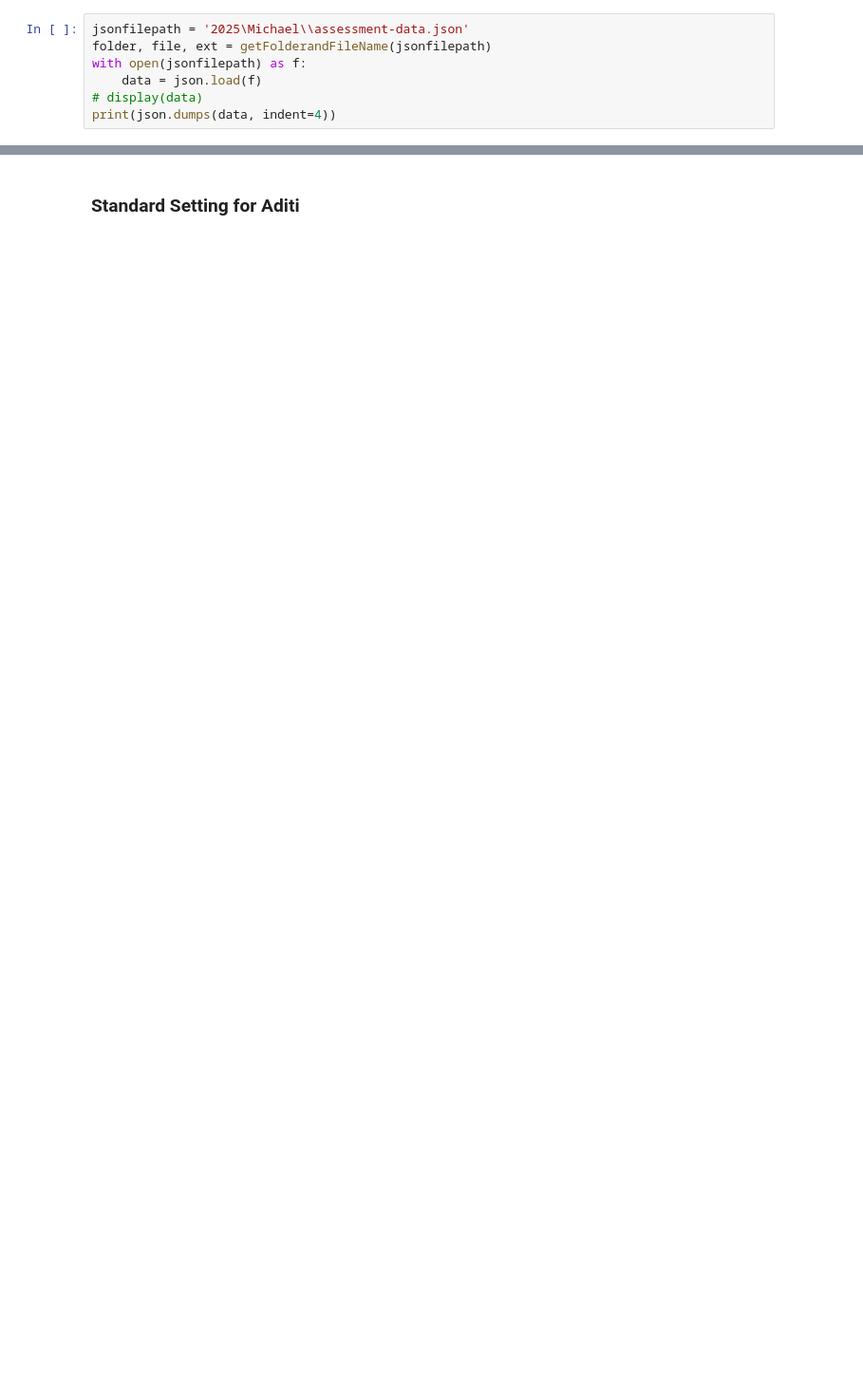
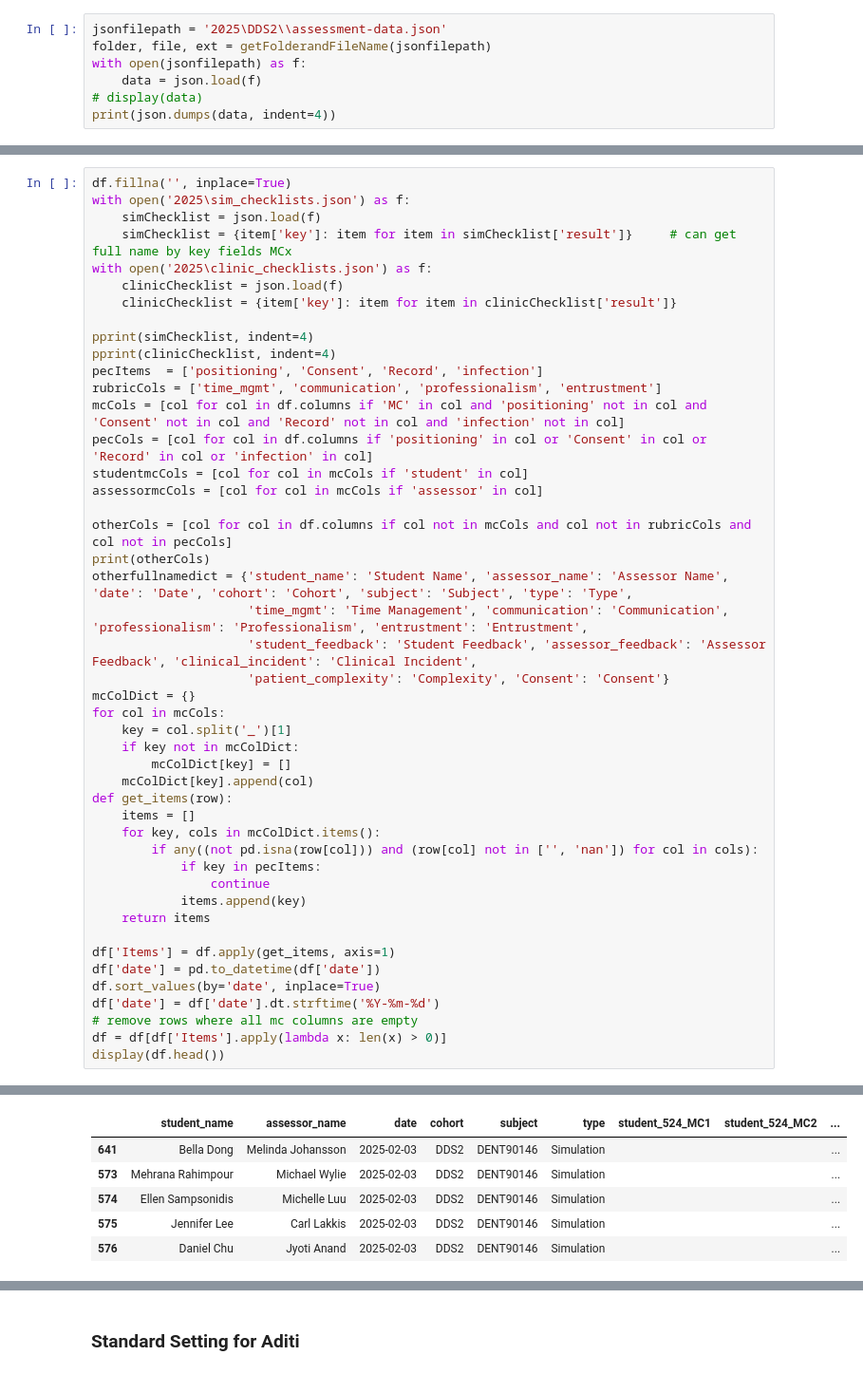
Before and after one commit to bulkpanda/MDS-Work, a Jupyter notebook: 2025notebook2.ipynb, the cells around one changed output, grey strips where cells are left out. Shown at 95% size. Drawn from its saved outputs; the diff is of its cells as text; blank space fills up the shorter version.

```diff
--- a/2025notebook2.ipynb
+++ b/2025notebook2.ipynb
@@ -40,5 +43,5 @@ print(sns.__version__)
 # %%
-jsonfilepath = '2025\Michael\\assessment-data.json'
+jsonfilepath = '2025\DDS2\\assessment-data.json'
 folder, file, ext = getFolderandFileName(jsonfilepath)
 with open(jsonfilepath) as f:
     data = json.load(f)
@@ -77,0 +178,47 @@ print(json.dumps(data_dict[key0], indent=4))
+# %%
+df.fillna('', inplace=True)
+with open('2025\sim_checklists.json') as f:
+    simChecklist = json.load(f)
+    simChecklist = {item['key']: item for item in simChecklist['result']}     # can get full name by key fields MCx
+with open('2025\clinic_checklists.json') as f:
+    clinicChecklist = json.load(f)
+    clinicChecklist = {item['key']: item for item in clinicChecklist['result']}
+
+pprint(simChecklist, indent=4)
+pprint(clinicChecklist, indent=4)
+pecItems  = ['positioning', 'Consent', 'Record', 'infection']
+rubricCols = ['time_mgmt', 'communication', 'professionalism', 'entrustment']
+mcCols = [col for col in df.columns if 'MC' in col and 'positioning' not in col and 'Consent' not in col and 'Record' not in col and 'infection' not in col]
+pecCols = [col for col in df.columns if 'positioning' in col or 'Consent' in col or 'Record' in col or 'infection' in col]
+studentmcCols = [col for col in mcCols if 'student' in col]
+assessormcCols = [col for col in mcCols if 'assessor' in col]
+
+otherCols = [col for col in df.columns if col not in mcCols and col not in rubricCols and col not in pecCols]
+print(otherCols)
+otherfullnamedict = {'student_name': 'Student Name', 'assessor_name': 'Assessor Name', 'date': 'Date', 'cohort': 'Cohort', 'subject': 'Subject', 'type': 'Type',
+                     'time_mgmt': 'Time Management', 'communication': 'Communication', 'professionalism': 'Professionalism', 'entrustment': 'Entrustment',
+                     'student_feedback': 'Student Feedback', 'assessor_feedback': 'Assessor Feedback', 'clinical_incident': 'Clinical Incident',
+                     'patient_complexity': 'Complexity', 'Consent': 'Consent'}
+mcColDict = {}
+for col in mcCols:
+    key = col.split('_')[1]
+    if key not in mcColDict:
+        mcColDict[key] = []
+    mcColDict[key].append(col)
+def get_items(row):
+    items = []
+    for key, cols in mcColDict.items():
+        if any((not pd.isna(row[col])) and (row[col] not in ['', 'nan']) for col in cols):
+            if key in pecItems:
+                continue
+            items.append(key)
+    return items
+
+df['Items'] = df.apply(get_items, axis=1)
+df['date'] = pd.to_datetime(df['date'])
+df.sort_values(by='date', inplace=True)
+df['date'] = df['date'].dt.strftime('%Y-%m-%d')
+# remove rows where all mc columns are empty
+df = df[df['Items'].apply(lambda x: len(x) > 0)]
+display(df.head())
+# %% [output]
@@ -77,0 +242,6 @@ print(json.dumps(data_dict[key0], indent=4))
+|  | student_name | assessor_name | date | cohort | subject | type | student_524_MC1 | student_524_MC2 | ... |
+| 641 | Bella Dong | Melinda Johansson | 2025-02-03 | DDS2 | DENT90146 | Simulation |  |  | ... |
+| 573 | Mehrana Rahimpour | Michael Wylie | 2025-02-03 | DDS2 | DENT90146 | Simulation |  |  | ... |
+| 574 | Ellen Sampsonidis | Michelle Luu | 2025-02-03 | DDS2 | DENT90146 | Simulation |  |  | ... |
+| 575 | Jennifer Lee | Carl Lakkis | 2025-02-03 | DDS2 | DENT90146 | Simulation |  |  | ... |
+| 576 | Daniel Chu | Jyoti Anand | 2025-02-03 | DDS2 | DENT90146 | Simulation |  |  | ... |
```
Also changed, not shown: parts of 17 cells of this notebook, 55 other files.
